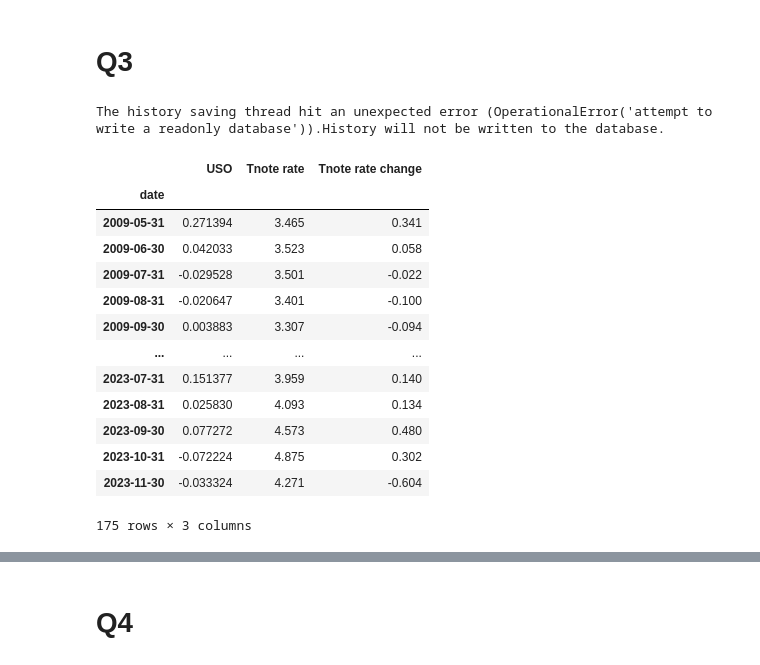
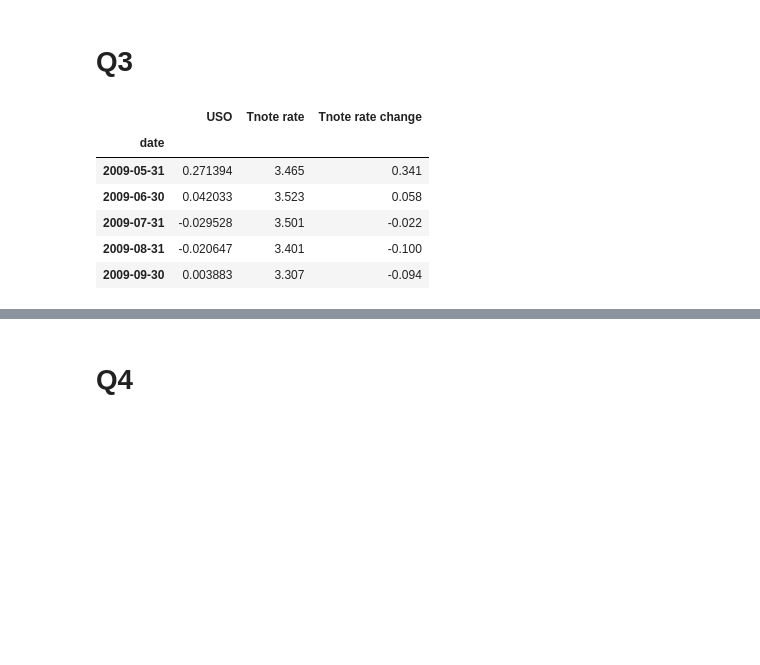
Before and after one commit to ccwhgetgit/finm-portfolio-2024, a Jupyter notebook: exam/Finals Sample/finals trial 2.ipynb, the cells around one changed output, grey strips where cells are left out. Saved outputs shown, nothing was run; the diff lists cells and outputs as text; code cells hidden in the pictures; blank space fills up the shorter version.

```diff
--- a/exam/Finals Sample/finals trial 2.ipynb
+++ b/exam/Finals Sample/finals trial 2.ipynb
@@ -256,23 +255,15 @@ The EWP portfolio performed better with an improved annualized SR and higher exp
 # %% [markdown]
 # Q3
 # %%
-forecasting
+forecasting.head()
 # %% [output]
-The history saving thread hit an unexpected error (OperationalError('attempt to write a readonly database')).History will not be written to the database.
 |  | USO | Tnote rate | Tnote rate change |
 | date |  |  |  |
 | 2009-05-31 | 0.271394 | 3.465 | 0.341 |
 | 2009-06-30 | 0.042033 | 3.523 | 0.058 |
 | 2009-07-31 | -0.029528 | 3.501 | -0.022 |
 | 2009-08-31 | -0.020647 | 3.401 | -0.100 |
 | 2009-09-30 | 0.003883 | 3.307 | -0.094 |
-| ... | ... | ... | ... |
-| 2023-07-31 | 0.151377 | 3.959 | 0.140 |
-| 2023-08-31 | 0.025830 | 4.093 | 0.134 |
-| 2023-09-30 | 0.077272 | 4.573 | 0.480 |
-| 2023-10-31 | -0.072224 | 4.875 | 0.302 |
-| 2023-11-30 | -0.033324 | 4.271 | -0.604 |
-175 rows × 3 columns
 # %%
 forecast_copy = forecasting.copy()
 forecast_copy[['Tnote rate shifted', 'Tnote rate change shifted']] = forecasting[['Tnote rate', 'Tnote rate change']].shift()
```
Also changed, not shown: parts of 24 cells of this notebook, 6 other files.
